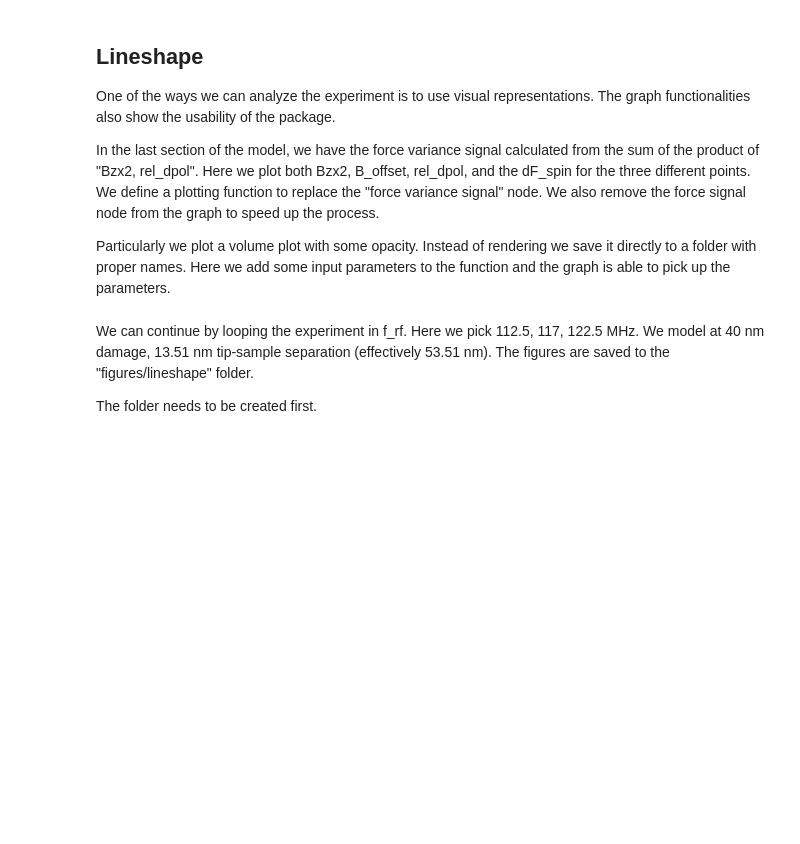
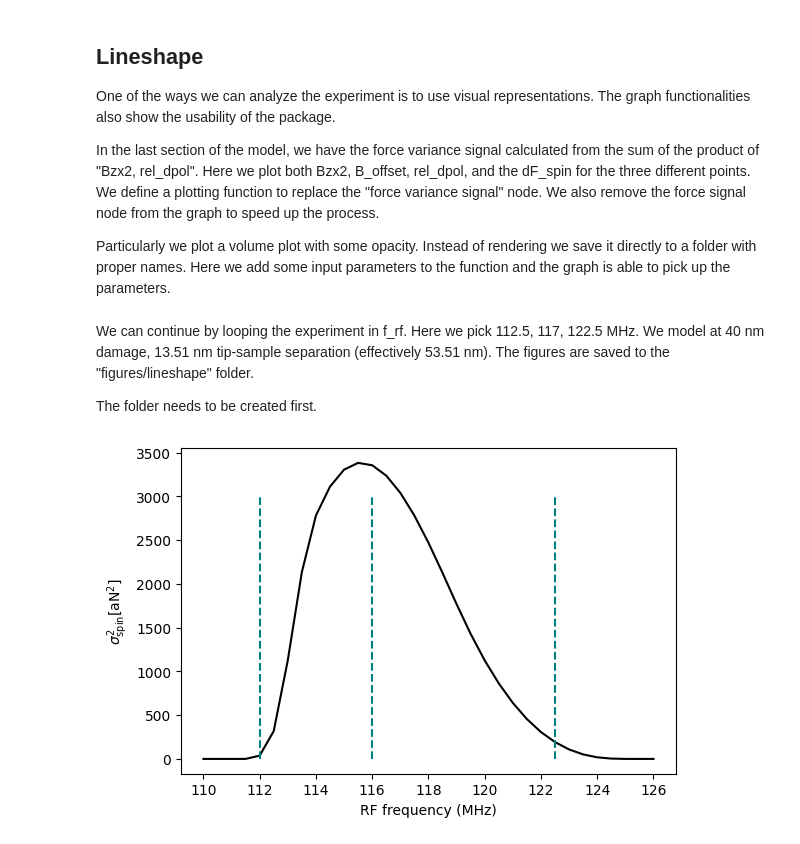
Before and after one commit to Marohn-Group/mrfmsim-examples, a Jupyter notebook: examples/example_ibmcyclic_Longenecker2012nov.ipynb, the cells around one changed output. Drawn from its saved outputs; the diff is of its cells as text; code cells hidden in the pictures; blank space fills up the shorter version.

```diff
--- a/examples/example_ibmcyclic_Longenecker2012nov.ipynb
+++ b/examples/example_ibmcyclic_Longenecker2012nov.ipynb
@@ -471,6 +482,25 @@ We model at 40 nm damage, 13.51 nm tip-sample separation (effectively 53.51 nm).
 The figures are saved to the "figures/lineshape" folder.
 
 The folder needs to be created first.
+# %%
+f_larmor = B0 * sample.Gamma / (2 * np.pi)
+plt_f_rf_list = [f_larmor, 116.0e6, 122.5e6]
+h_index = np.where(h_list == [0, 0, 31.28])
+sim_sig = signal_damage["1800 mT $\mu_0M_s$ 45 nm deadlayer"]
+sim_sig = [-s[0] for s in sim_sig[i]]
+
+fig = plt.figure(figsize=(6, 4))
+plt.plot(f_rf_list / 1e6, sim_sig, "-", color="black")
+plt.xlabel("RF frequency (MHz)")
+plt.ylabel("$\sigma^2_\mathrm{spin} [\mathrm{aN}^2]$")
+
+for f_rf in plt_f_rf_list:
+    plt.vlines(x=f_rf / 1e6, ymin=0, ymax=3000, color="teal", linestyles="dashed")
+plt.tight_layout()
+plt.savefig("figures/longenecker_31.28.pdf")
+plt.show()
+# %% [output]
+[figure, added]
 # %%
 ibm_plots_looped = loop_shortcut(ibm_plots, "f_rf")
 
```
Also changed, not shown: parts of 8 cells of this notebook, 21 other files.
